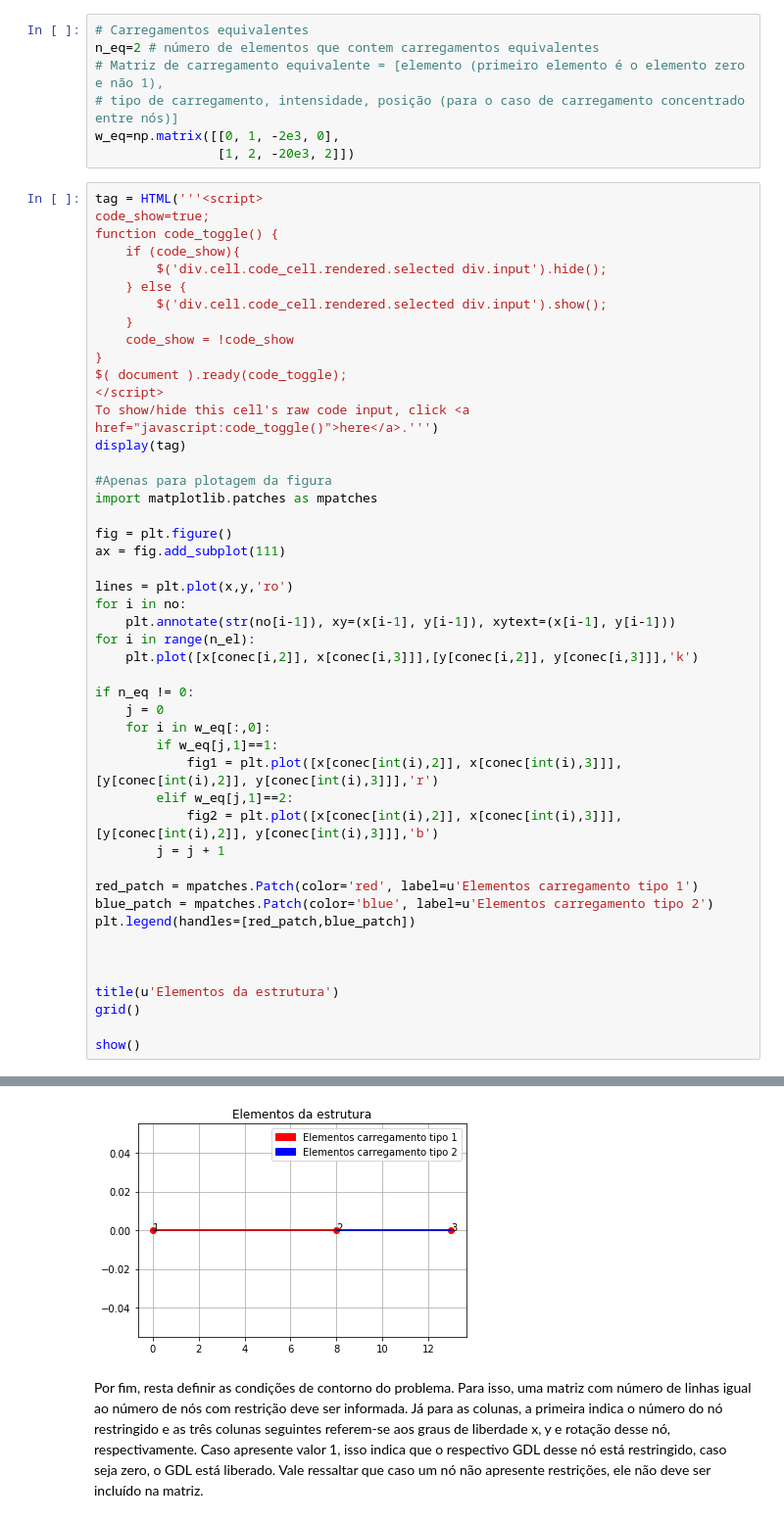
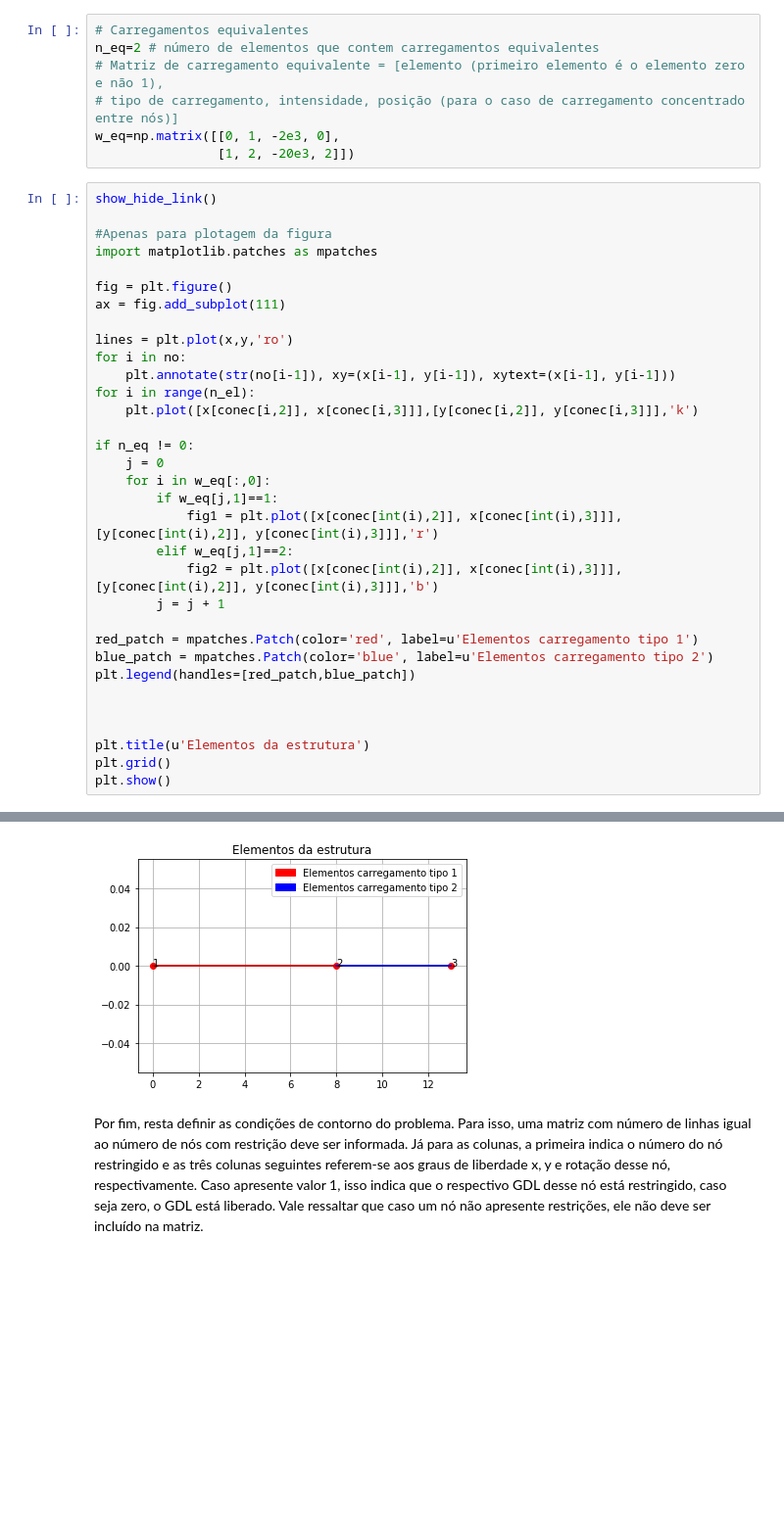
Before and after one commit to MatheusSilvaGoncalves/Aulas-AnaliseII, a Jupyter notebook: Exercicio.ipynb, the cells around one changed output, grey strips where cells are left out. Shown: that part at 98% size. Cells and saved outputs as stored; diff of their text form; blank space fills up the shorter version.

```diff
--- a/Exercicio.ipynb
+++ b/Exercicio.ipynb
@@ -190,55 +163,41 @@ n_eq=2 # número de elementos que contem carregamentos equivalentes
 w_eq=np.matrix([[0, 1, -2e3, 0],
                 [1, 2, -20e3, 2]])
 # %%
-tag = HTML('''<script>
-code_show=true;
-function code_toggle() {
-    if (code_show){
-        $('div.cell.code_cell.rendered.selected div.input').hide();
-    } else {
-        $('div.cell.code_cell.rendered.selected div.input').show();
-    }
-    code_show = !code_show
-}
-$( document ).ready(code_toggle);
-</script>
-To show/hide this cell's raw code input, click <a href="javascript:code_toggle()">here</a>.''')
-display(tag)
+show_hide_link()
 
 #Apenas para plotagem da figura
 import matplotlib.patches as mpatches
 
 fig = plt.figure()
 ax = fig.add_subplot(111)
 
 lines = plt.plot(x,y,'ro')
 for i in no:
     plt.annotate(str(no[i-1]), xy=(x[i-1], y[i-1]), xytext=(x[i-1], y[i-1]))
 for i in range(n_el):
     plt.plot([x[conec[i,2]], x[conec[i,3]]],[y[conec[i,2]], y[conec[i,3]]],'k')
 
 if n_eq != 0:
     j = 0
     for i in w_eq[:,0]:
         if w_eq[j,1]==1:
             fig1 = plt.plot([x[conec[int(i),2]], x[conec[int(i),3]]],[y[conec[int(i),2]], y[conec[int(i),3]]],'r')
         elif w_eq[j,1]==2:
             fig2 = plt.plot([x[conec[int(i),2]], x[conec[int(i),3]]],[y[conec[int(i),2]], y[conec[int(i),3]]],'b')
         j = j + 1
 
 red_patch = mpatches.Patch(color='red', label=u'Elementos carregamento tipo 1')
 blue_patch = mpatches.Patch(color='blue', label=u'Elementos carregamento tipo 2')
 plt.legend(handles=[red_patch,blue_patch])
 
 
 
-title(u'Elementos da estrutura')
-grid()
-
-show()
+plt.title(u'Elementos da estrutura')
+plt.grid()
+plt.show()
 # %% [output]
 [interactive output not drawn]
-[figure, old version]
+[figure, new version]
 # %% [markdown]
 Por fim, resta definir as condições de contorno do problema. Para isso, uma matriz com número de linhas igual ao número de nós com restrição deve ser informada. Já para as colunas, a primeira indica o número do nó restringido e as três colunas seguintes referem-se aos graus de liberdade x, y e rotação desse nó, respectivamente. Caso apresente valor 1, isso indica que o respectivo GDL desse nó está restringido, caso seja zero, o GDL está liberado. Vale ressaltar que caso um nó não apresente restrições, ele não deve ser incluído na matriz.
 # %%
```
Also changed, not shown: parts of 19 cells of this notebook.
